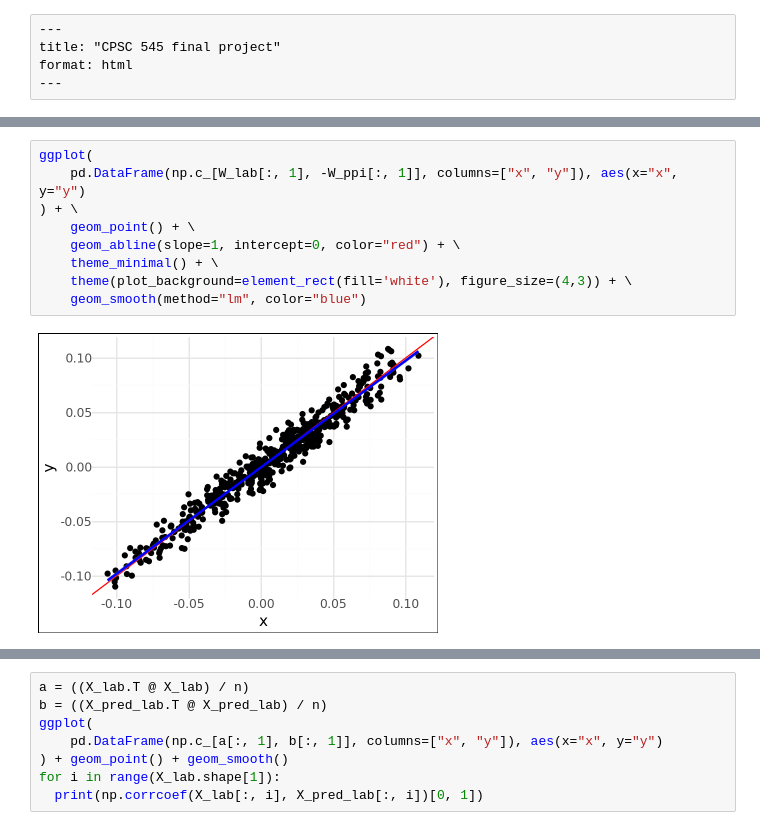
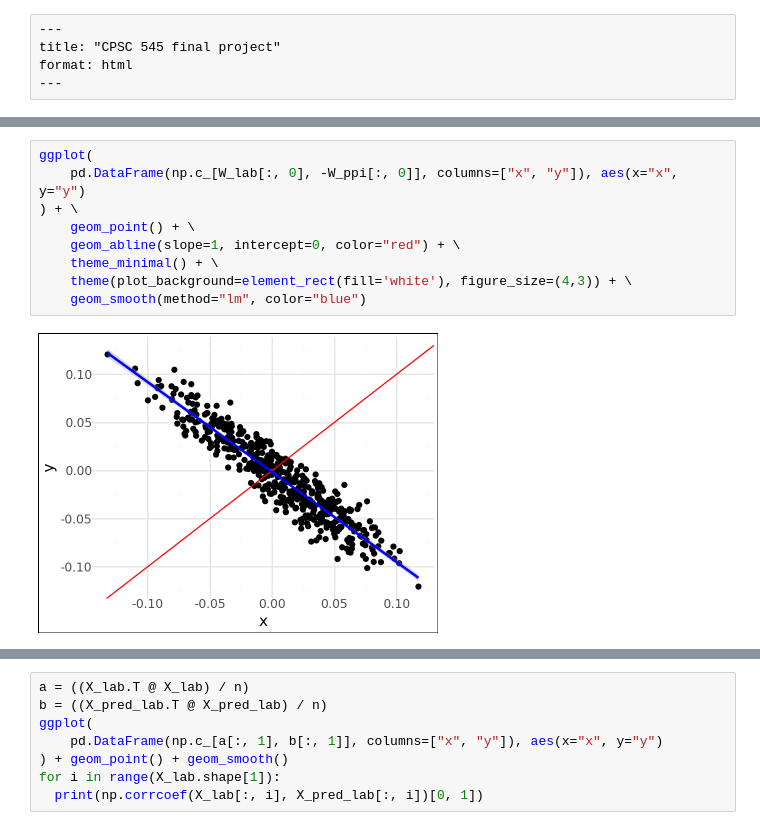
Before and after one commit to giulianonetto/cpsc545-project, a Jupyter notebook: scratch/scratch.ipynb, the cells around one changed output, grey strips where cells are left out. Saved outputs shown, nothing was run; the diff lists cells and outputs as text.

```diff
--- a/scratch/scratch.ipynb
+++ b/scratch/scratch.ipynb
@@ -142,11 +240,11 @@ p.save("comparison.png")
 # %%
 ggplot(
-    pd.DataFrame(np.c_[W_lab[:, 1], -W_ppi[:, 1]], columns=["x", "y"]), aes(x="x", y="y")
+    pd.DataFrame(np.c_[W_lab[:, 0], -W_ppi[:, 0]], columns=["x", "y"]), aes(x="x", y="y")
 ) + \
     geom_point() + \
     geom_abline(slope=1, intercept=0, color="red") + \
     theme_minimal() + \
     theme(plot_background=element_rect(fill='white'), figure_size=(4,3)) + \
     geom_smooth(method="lm", color="blue")
 # %% [output]
-[figure, old version]
+[figure, new version]
```
Also changed, not shown: parts of 13 cells of this notebook, 5 other files.
